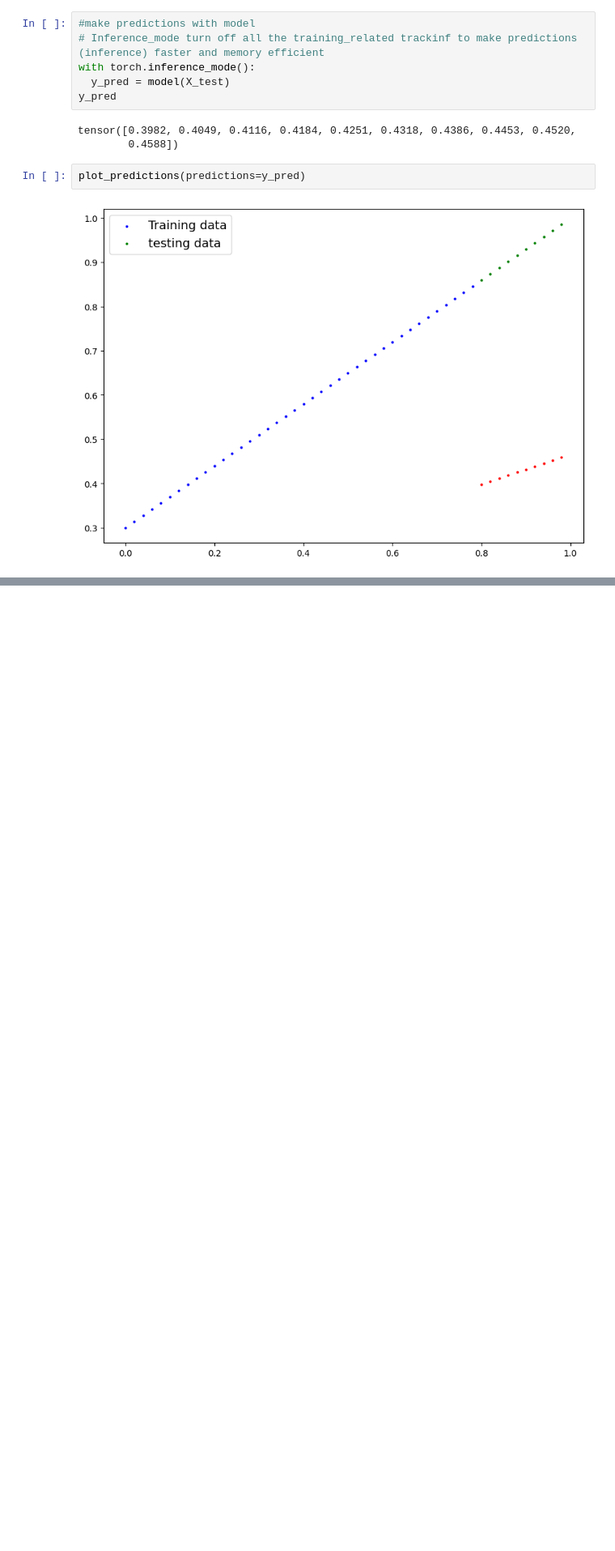
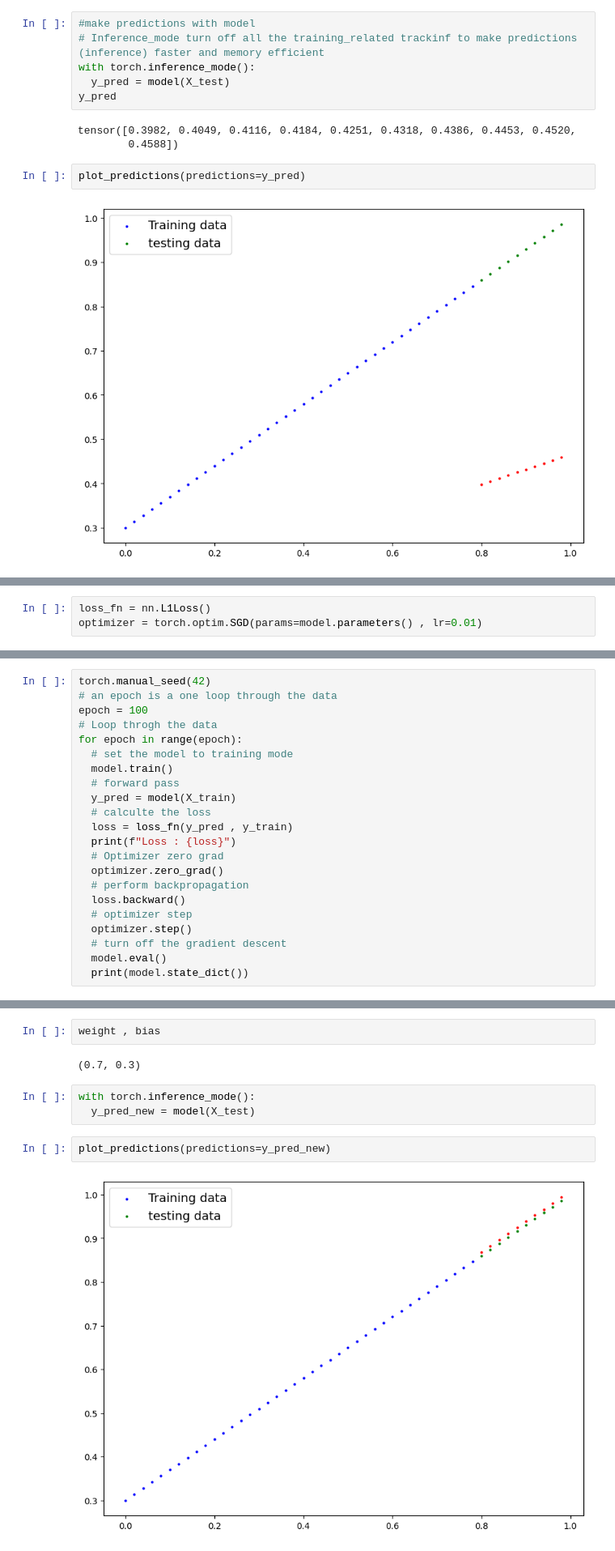
Before and after one commit to Qalb-e-Momin777/Practices, a Jupyter notebook: PyTorch_Workflow.ipynb, the cells around one changed output, grey strips where cells are left out. Shown at 81% size. Drawn from its saved outputs; the diff is of its cells as text; blank space fills up the shorter version.

```diff
--- a/PyTorch_Workflow.ipynb
+++ b/PyTorch_Workflow.ipynb
@@ -109,0 +123,3 @@ plot_predictions(predictions=y_pred)
+# %%
+loss_fn = nn.L1Loss()
+optimizer = torch.optim.SGD(params=model.parameters() , lr=0.01)
@@ -109,0 +128,22 @@ plot_predictions(predictions=y_pred)
+# %%
+torch.manual_seed(42)
+# an epoch is a one loop through the data
+epoch = 100
+# Loop throgh the data
+for epoch in range(epoch):
+  # set the model to training mode
+  model.train()
+  # forward pass
+  y_pred = model(X_train)
+  # calculte the loss
+  loss = loss_fn(y_pred , y_train)
+  print(f"Loss : {loss}")
+  # Optimizer zero grad
+  optimizer.zero_grad()
+  # perform backpropagation
+  loss.backward()
+  # optimizer step
+  optimizer.step()
+  # turn off the gradient descent
+  model.eval()
+  print(model.state_dict())
@@ -109,0 +168,11 @@ plot_predictions(predictions=y_pred)
+# %%
+weight , bias
+# %% [output]
+(0.7, 0.3)
+# %%
+with torch.inference_mode():
+  y_pred_new = model(X_test)
+# %%
+plot_predictions(predictions=y_pred_new)
+# %% [output]
+[figure, added]
```
Also changed, not shown: parts of 4 cells of this notebook.
